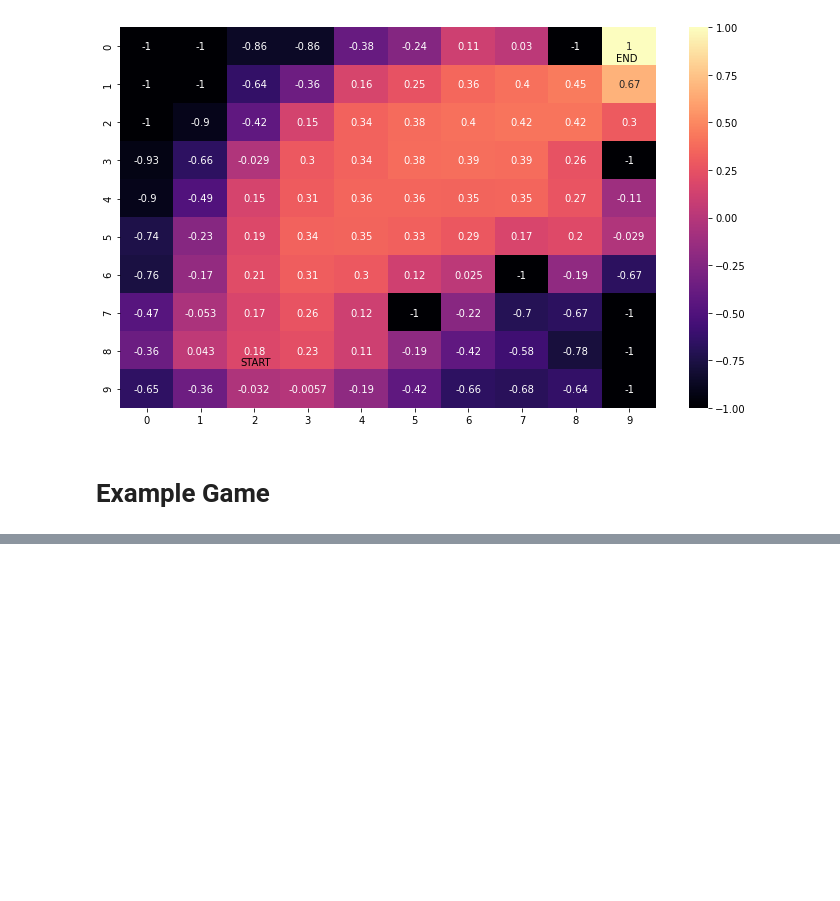
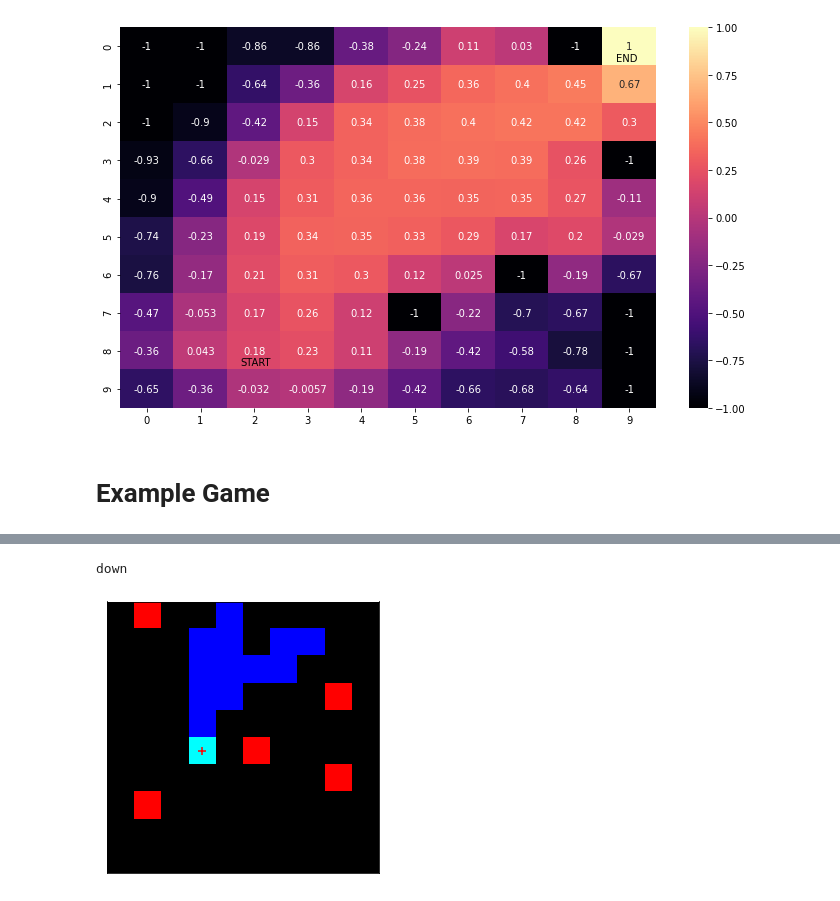
Before and after one commit to WhiffleFish/Grid, a Jupyter notebook: GridWorld.ipynb, the cells around one changed output, grey strips where cells are left out. Drawn from its saved outputs; the diff is of its cells as text; code cells hidden in the pictures; blank space fills up the shorter version.

```diff
--- a/GridWorld.ipynb
+++ b/GridWorld.ipynb
@@ -42,0 +59,8 @@ up
+# %%
+policy = agent2.policy()
+print(policy)
+agent2.action(policy)
+agent2.draw_grid()
+# %% [output]
+down
+[figure, added]
```
Also changed, not shown: parts of 15 cells of this notebook.
